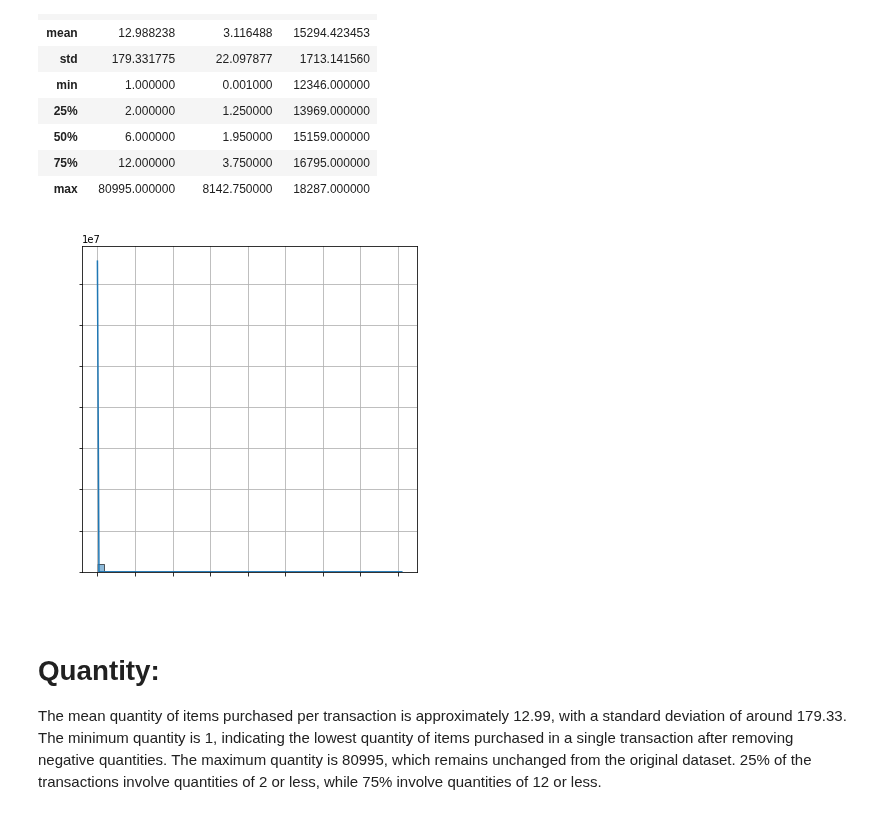
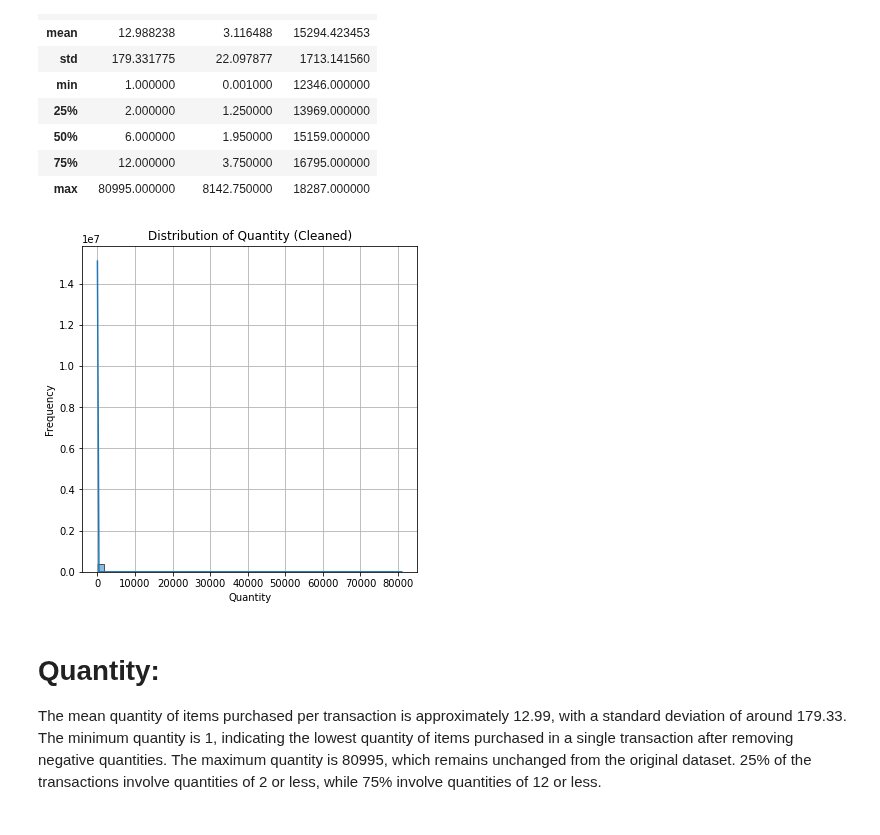
Before and after one commit to Dibieoluchi/Customer-Segmentation-Market-Basket-Analysis-SWOT-Insights, a Jupyter notebook: exploratory data analysis.ipynb, the cells around one changed output. Cells and saved outputs as stored; diff of their text form; code cells hidden in the pictures.

```diff
--- a/exploratory data analysis.ipynb
+++ b/exploratory data analysis.ipynb
@@ -211,16 +203,15 @@ data_clean.describe()
 # %%
 # Plot distribution of Quantity in the cleaned dataset
 plt.figure(figsize=(6, 6))
 plt.grid(True)
 sns.histplot(data_clean['Quantity'], bins=50, kde=True)
-plt.title('Distribution of Quantity (Cleaned)',color='white')
-plt.xlabel('Quantity',color='white')
-plt.ylabel('Frequency',color='white')
-plt.xticks(color='white')
-plt.yticks(color='white')
+plt.title('Distribution of Quantity (Cleaned)')
+plt.xlabel('Quantity')
+plt.ylabel('Frequency')
+
 plt.show()
 # %% [output]
-[figure, old version]
+[figure, new version]
 # %% [markdown]
 # Quantity:
 The mean quantity of items purchased per transaction is approximately 12.99, with a standard deviation of around 179.33.
```
Also changed, not shown: parts of 14 cells of this notebook.
